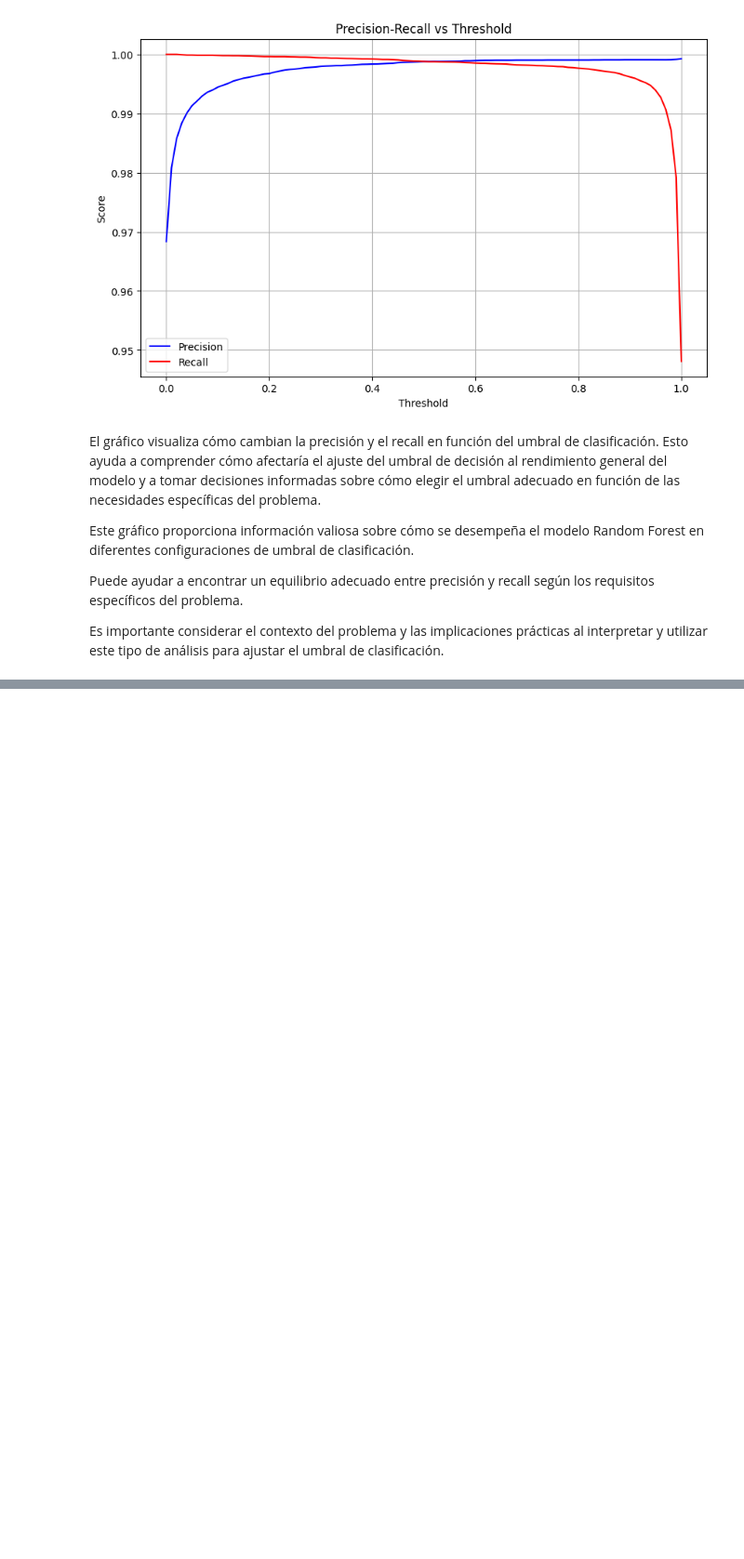
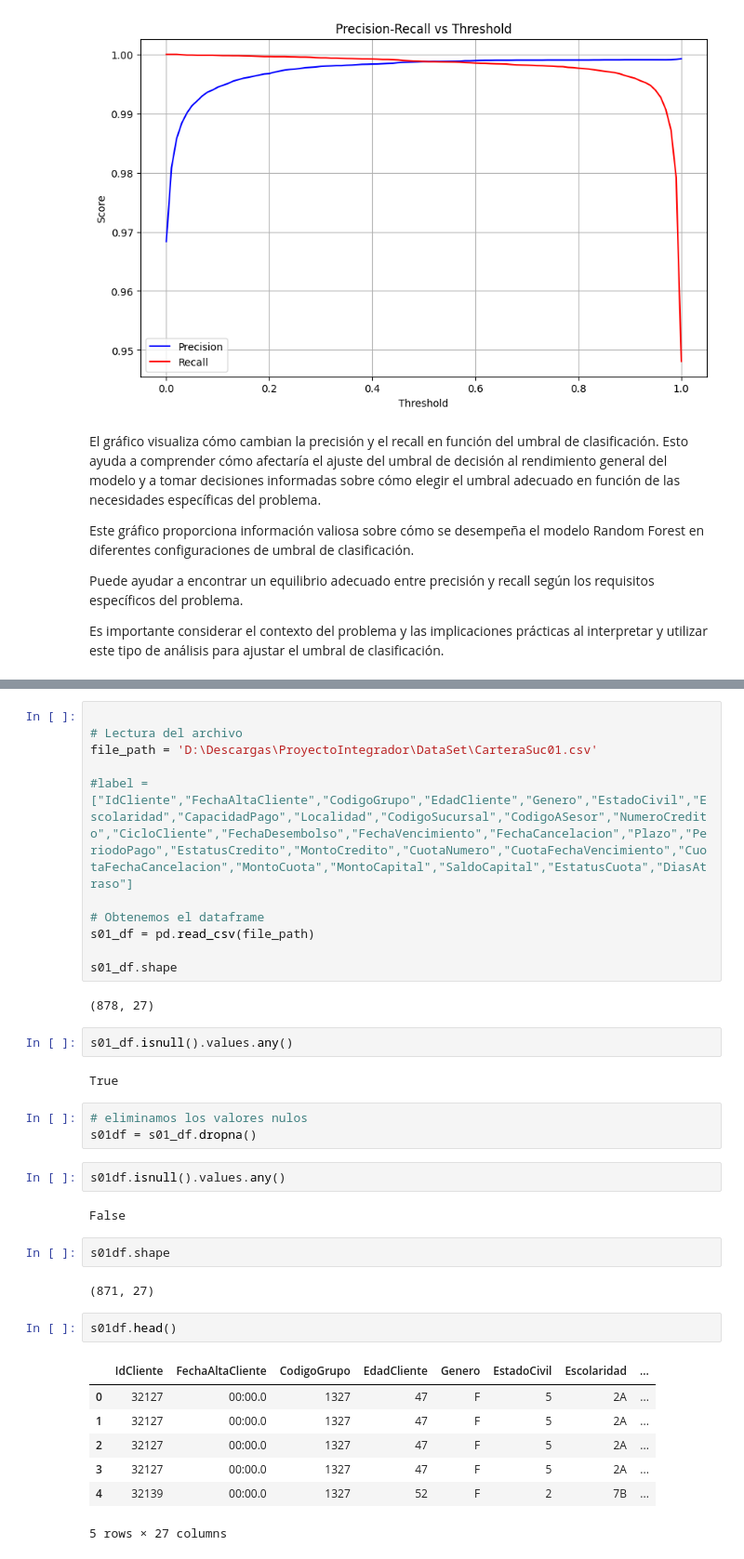
Before and after one commit to bmijangos/ProyectoIntegrador, a Jupyter notebook: Pruebas_Produccion_Equipo21.ipynb, the cells around one changed output, grey strips where cells are left out. Shown: that part at 93% size. Saved outputs shown, nothing was run; the diff lists cells and outputs as text; blank space fills up the shorter version.

```diff
--- a/Pruebas_Produccion_Equipo21.ipynb
+++ b/Pruebas_Produccion_Equipo21.ipynb
@@ -910,0 +995,38 @@ FileNotFoundError: [Errno 2] No such file or directory: 'random_forest_model.job
+# %%
+
+# Lectura del archivo
+file_path = 'D:\Descargas\ProyectoIntegrador\DataSet\CarteraSuc01.csv'
+
+#label = ["IdCliente","FechaAltaCliente","CodigoGrupo","EdadCliente","Genero","EstadoCivil","Escolaridad","CapacidadPago","Localidad","CodigoSucursal","CodigoASesor","NumeroCredito","CicloCliente","FechaDesembolso","FechaVencimiento","FechaCancelacion","Plazo","PeriodoPago","EstatusCredito","MontoCredito","CuotaNumero","CuotaFechaVencimiento","CuotaFechaCancelacion","MontoCuota","MontoCapital","SaldoCapital","EstatusCuota","DiasAtraso"]
+
+# Obtenemos el dataframe
+s01_df = pd.read_csv(file_path)
+
+s01_df.shape
+# %% [output]
+(878, 27)
+# %%
+s01_df.isnull().values.any()
+# %% [output]
+True
+# %%
+# eliminamos los valores nulos
+s01df = s01_df.dropna()
+# %%
+s01df.isnull().values.any()
+# %% [output]
+False
+# %%
+s01df.shape
+# %% [output]
+(871, 27)
+# %%
+s01df.head()
+# %% [output]
+|  | IdCliente | FechaAltaCliente | CodigoGrupo | EdadCliente | Genero | EstadoCivil | Escolaridad | ... |
+| 0 | 32127 | 00:00.0 | 1327 | 47 | F | 5 | 2A | ... |
+| 1 | 32127 | 00:00.0 | 1327 | 47 | F | 5 | 2A | ... |
+| 2 | 32127 | 00:00.0 | 1327 | 47 | F | 5 | 2A | ... |
+| 3 | 32127 | 00:00.0 | 1327 | 47 | F | 5 | 2A | ... |
+| 4 | 32139 | 00:00.0 | 1327 | 52 | F | 2 | 7B | ... |
+5 rows × 27 columns
```
Also changed, not shown: parts of 25 cells of this notebook.
